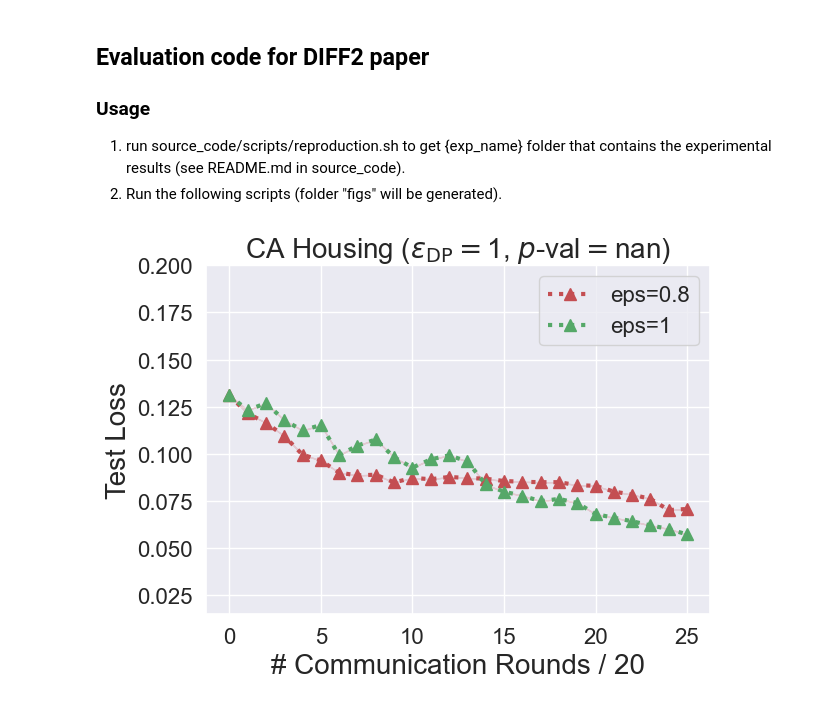
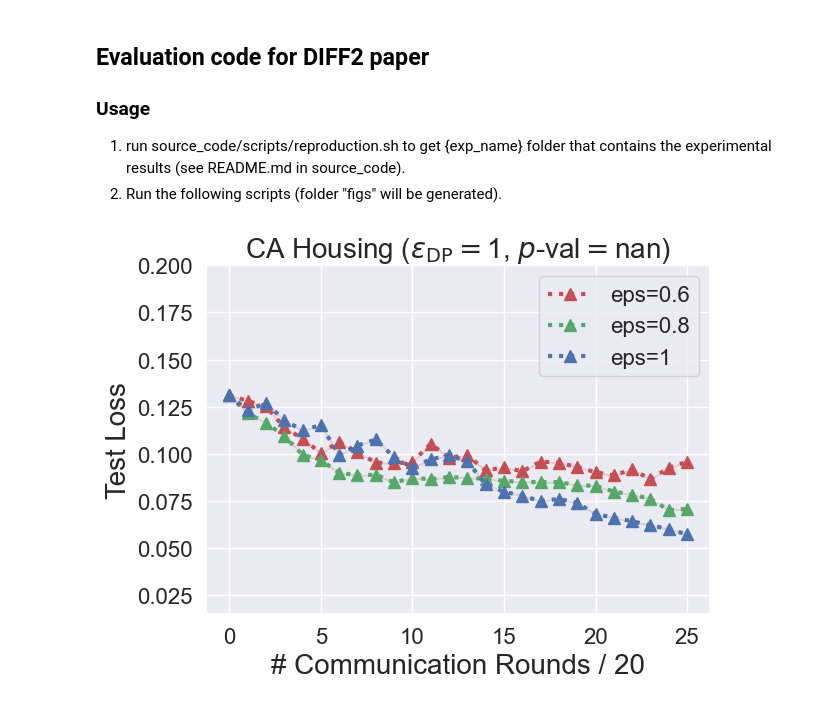
Before and after one commit to lawrenceztang/CE-PLSGM, a Jupyter notebook: notebook_for_evaluation.ipynb, the cells around one changed output. Drawn from its saved outputs; the diff is of its cells as text; code cells hidden in the pictures.

```diff
--- a/notebook_for_evaluation.ipynb
+++ b/notebook_for_evaluation.ipynb
@@ -96,7 +96,7 @@ elif "acc" in eval_metric:
 
 sep = 1
 colors = ["r", "g", "b"]
-for eps, color in zip(eps_lst[1:], colors):
+for eps, color in zip(eps_lst, colors):
 
     means = np.mean([saved_results[(eps, seed)][eval_metric] for seed in seeds]
                     , axis=0)[::sep]
@@ -111,31 +111,31 @@ for eps, color in zip(eps_lst[1:], colors):
     plt.xlabel(f"# Communication Rounds / {20*sep}", fontsize=20)
     plt.ylabel(get_metric_name_for_plot(eval_metric), fontsize=20)
 
     data = [eval_func(np.array(saved_results[(eps, seed)][eval_metric]))
                   - eval_func(np.array(saved_results[(eps, seed)][eval_metric]))
                               for seed in seeds]
     p_val = scipy.stats.ttest_1samp(data, 0, alternative="less").pvalue
 
     plt.title(get_dataset_name_for_plot(dataset_name)
               + r" ($\varepsilon_\mathrm{DP}=$" + f"{eps}, " + r"$p$-val$=$" + f"{round(float(p_val), 2)})"
               , fontsize=20)
     if tuning_metric == "train_grad_norm":
         plt.yscale("log")
     else:
         if dataset_name == "california_housing":
             ylim_l, ylim_u = 0.015, 0.2
         elif dataset_name == "gas":
             ylim_l, ylim_u = 0.0009, 0.0013
         elif dataset_name == "blog":
             ylim_l, ylim_u =  0.0002, 0.004
         plt.ylim(ylim_l, ylim_u)
     plt.tight_layout()
 
 save_dir = f"figs/{dataset_name}/{model_name}"
 if not os.path.isdir(save_dir):
     os.makedirs(save_dir)
 plt.savefig(os.path.join(save_dir, f"{eval_metric}.png"))
 plt.show()
 plt.close()
 # %% [output]
-[figure, old version]
+[figure, new version]
```
Also changed, not shown: 3 other files.
